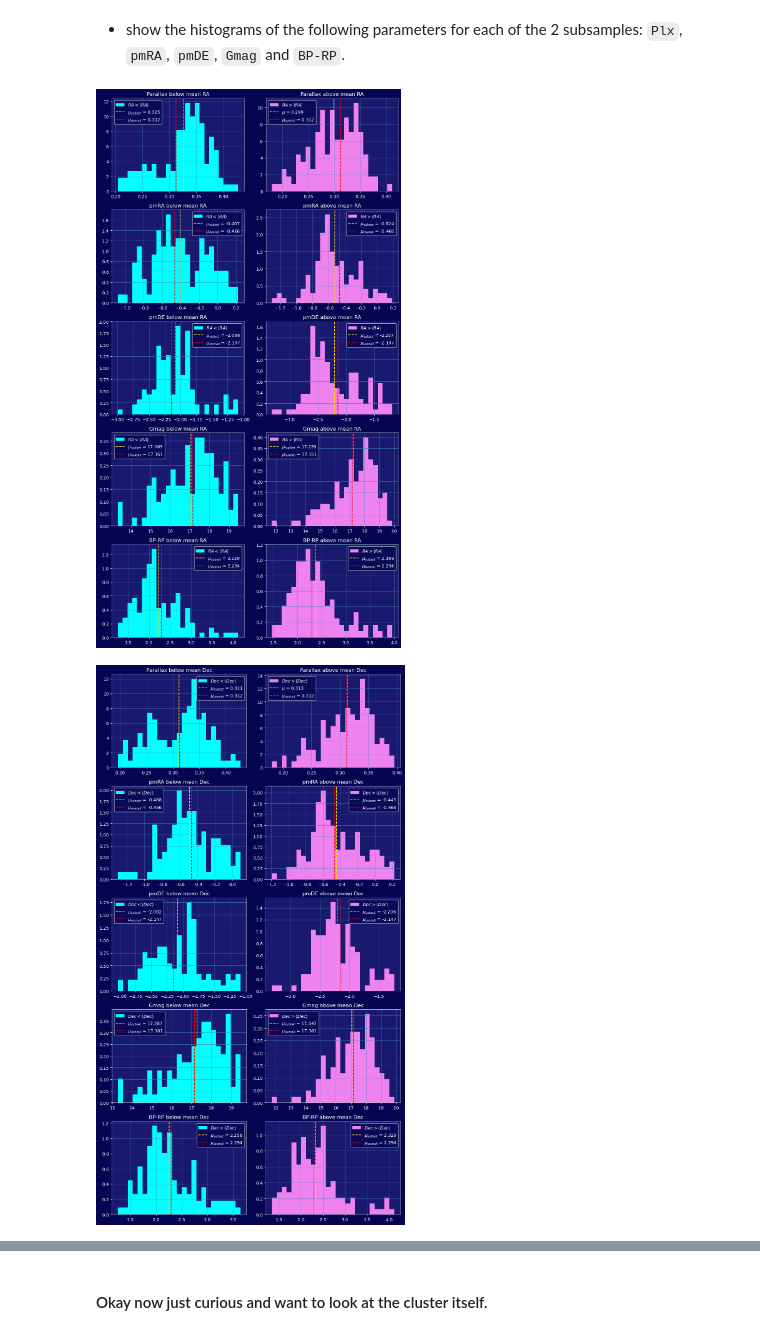
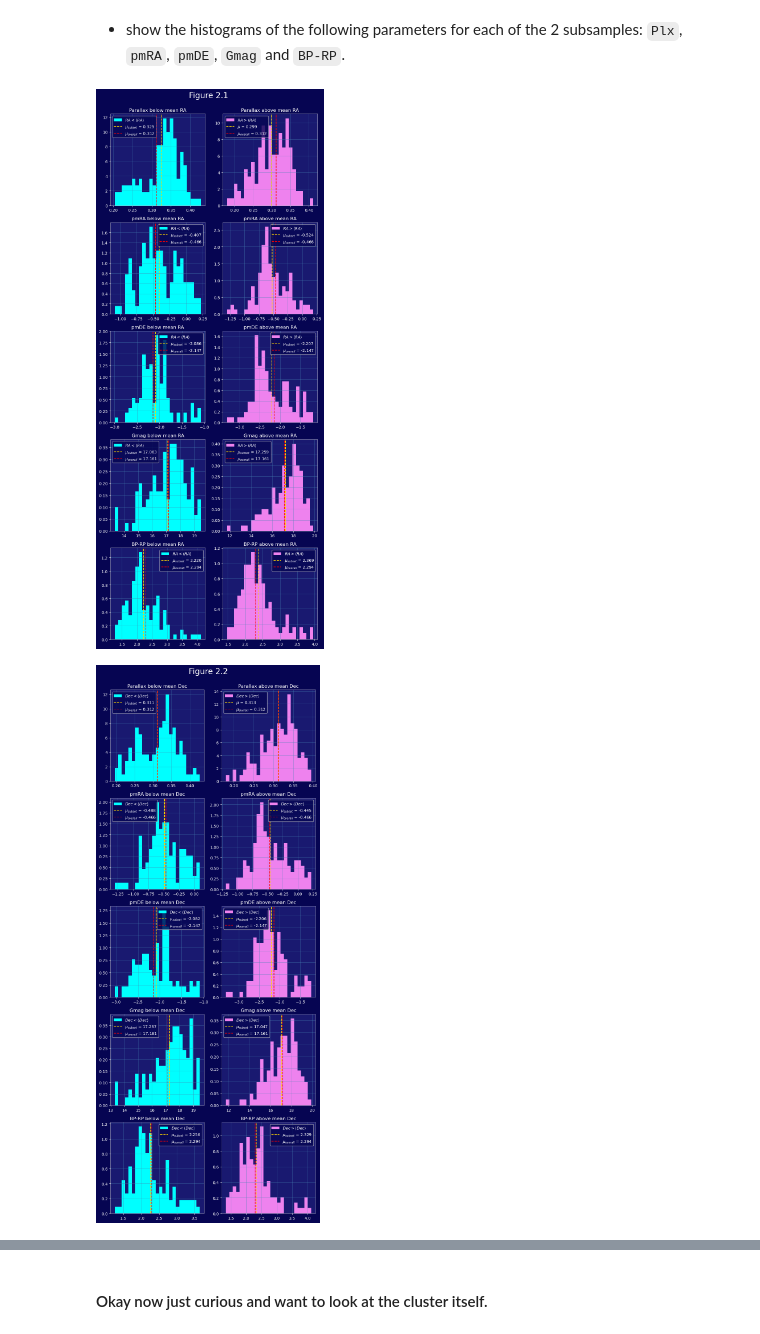
Before and after one commit to lea-y01/phys_stats, a Jupyter notebook: assignments/assignment_1/Assignment_1_V4.ipynb, the cells around one changed output, grey strips where cells are left out. Drawn from its saved outputs; the diff is of its cells as text; code cells hidden in the pictures.

```diff
--- a/assignments/assignment_1/Assignment_1_V4.ipynb
+++ b/assignments/assignment_1/Assignment_1_V4.ipynb
@@ -500,9 +500,9 @@ Decs = [Dec_ltmean, Dec_gtmean]
 # %% [markdown]
 * show the histograms of the following parameters for each of the 2 subsamples: `Plx`, `pmRA`, `pmDE`, `Gmag` and `BP-RP`.
 # %%
-def plotter_2b_w_genmean(spatial_var, var_name, cluster):
+def plotter_2b_w_genmean(spatial_var, var_name, cluster, suptitle):
 
-    fig, ax = plt.subplots(5, 2, figsize = (10,18))
+    fig, ax = plt.subplots(5, 2, figsize = (8,20))
 
     # ---- parallax ----
     # less than mean
@@ -574,12 +574,13 @@ def plotter_2b_w_genmean(spatial_var, var_name, cluster):
     ax[4,1].legend()
     ax[4,1].set_title(f'BP-RP above mean {var_name}')
 
-    plt.tight_layout()
+    plt.suptitle(suptitle, size=20)
+    plt.tight_layout(rect=[0, 0, 1, 0.98])
 # %%
-plotter_2b_w_genmean(RAs, var_name = 'RA', cluster = my_cluster)
+plotter_2b_w_genmean(RAs, var_name = 'RA', cluster = my_cluster, suptitle='Figure 2.1')
 # %% [output]
-[figure, old version]
+[figure, new version]
 # %%
-plotter_2b_w_genmean(Decs, var_name = 'Dec', cluster = my_cluster)
+plotter_2b_w_genmean(Decs, var_name = 'Dec', cluster = my_cluster, suptitle='Figure 2.2')
 # %% [output]
-[figure, old version]
+[figure, new version]
```
Also changed, not shown: parts of 45 cells of this notebook.
